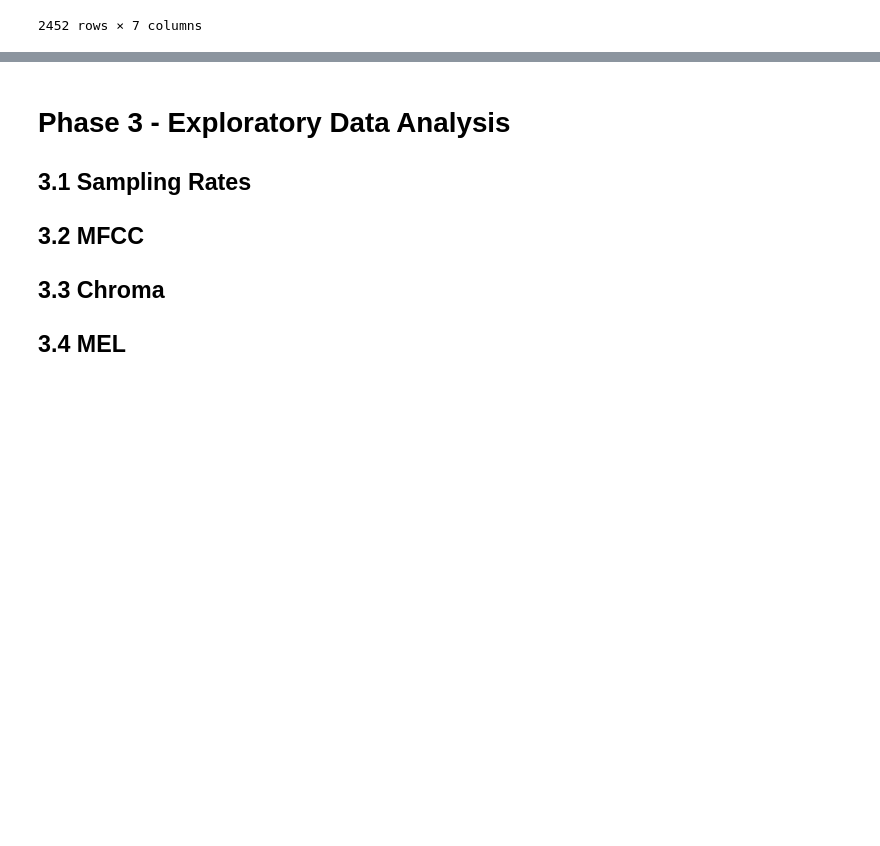
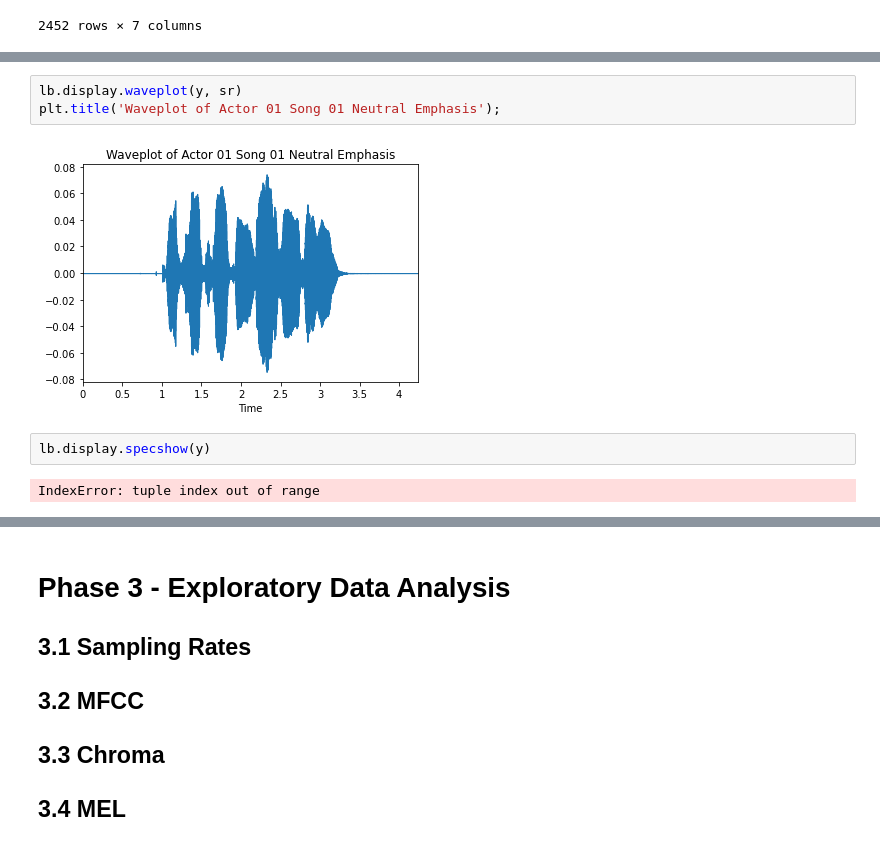
Before and after one commit to kduane/speech_emotion_recognition, a Jupyter notebook: EDA.ipynb, the cells around one changed output, grey strips where cells are left out. Saved outputs shown, nothing was run; the diff lists cells and outputs as text; blank space fills up the shorter version.

```diff
--- a/EDA.ipynb
+++ b/EDA.ipynb
@@ -169,0 +192,9 @@ s_df
+# %%
+lb.display.waveplot(y, sr)
+plt.title('Waveplot of Actor 01 Song 01 Neutral Emphasis');
+# %% [output]
+[figure, added]
+# %%
+lb.display.specshow(y)
+# %% [output]
+IndexError: tuple index out of range
```
Also changed, not shown: parts of 4 cells of this notebook.
